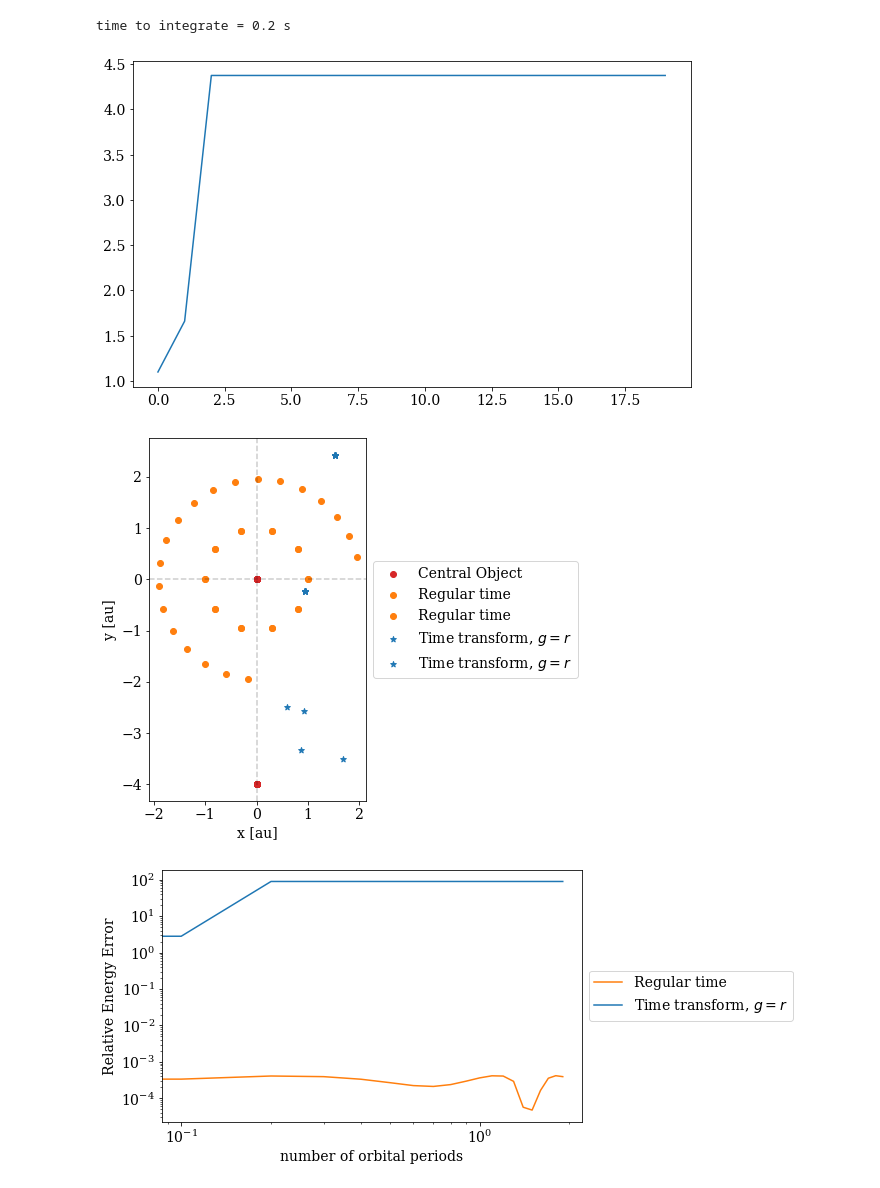
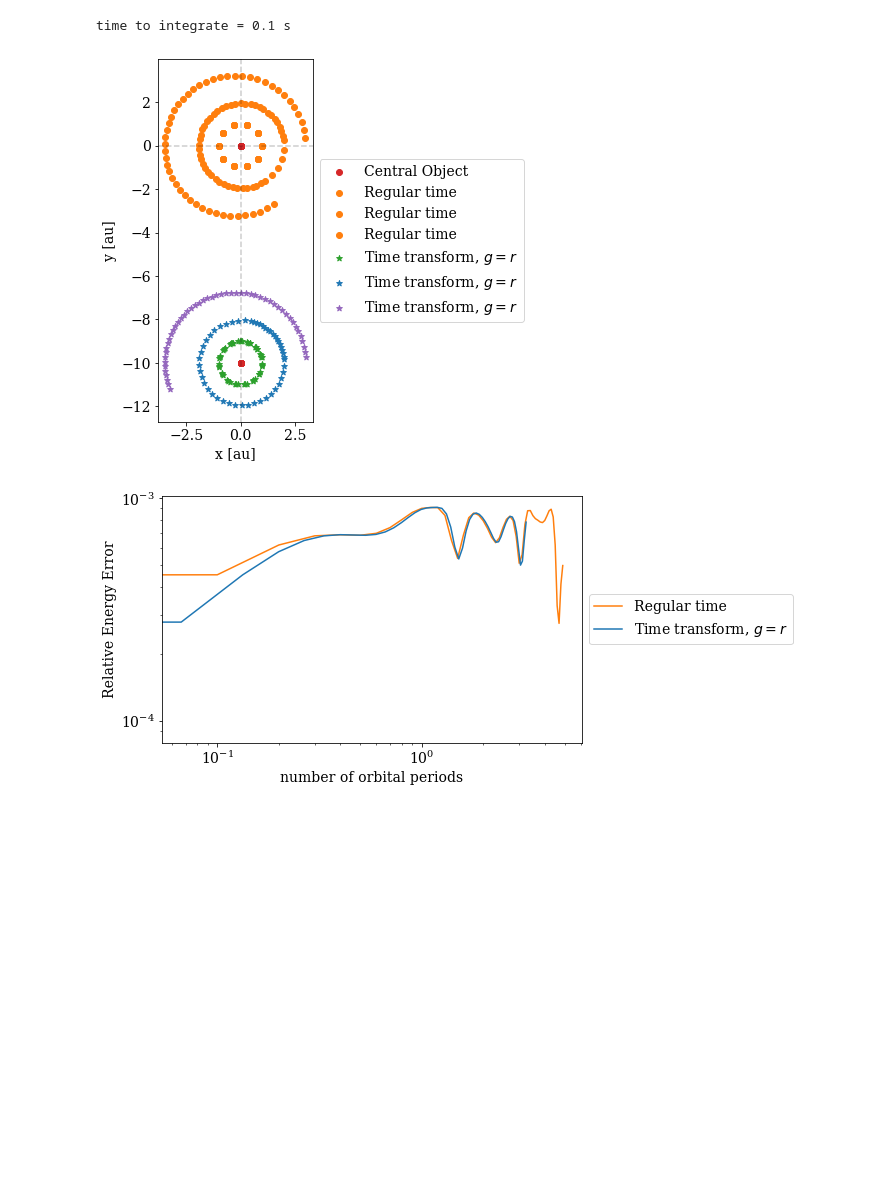
Before and after one commit to michaelkmpoon/eccentricWH, a Jupyter notebook: 14_eccentricWH_bruteforce_nbody.ipynb, the cells around one changed output. Drawn from its saved outputs; the diff is of its cells as text; code cells hidden in the pictures; blank space fills up the shorter version.

Commit message:
nbody for time transform without perturbation function

```diff
--- a/14_eccentricWH_bruteforce_nbody.ipynb
+++ b/14_eccentricWH_bruteforce_nbody.ipynb
@@ -177,7 +183,8 @@ time to integrate = 16.6 s
 p0 = np.array([0., 0., 0., 0., 0., 0., 1.0])
 p1 = np.array([1., 0., 0., 0., 1., 0., 1e-3])
 p2 = np.array([2., 0., 0., 0., 0.7, 0., 1e-3])
-sim_jacobi = np.stack([p0, p1, p2])
+p3 = np.array([3., 0., 0., 0., 0.6, 0., 1e-3])
+sim_jacobi = np.stack([p0, p1, p2, p3])
 masses = sim_jacobi[:,-1]
 
 sim = integrator_tools.jacobi_to_inertial(sim_jacobi, masses)
@@ -201,10 +208,7 @@ start = time.time()
 for i in range(N_steps):
 
     # drift
-    if time_transform:
-        sim_jacobi, time = eccentricWH_bruteforce.drift(sim_jacobi, sim, A1, p0, h=timestep)
-    else:
-        sim_jacobi = vanillaWH_bruteforce_nbody.drift(sim_jacobi, sim, h=timestep)
+    sim_jacobi = vanillaWH_bruteforce_nbody.drift(sim_jacobi, sim, h=timestep)
     sim = integrator_tools.jacobi_to_inertial(sim_jacobi, masses)
 
     # kick
@@ -225,44 +229,48 @@ end = time.time()
 
 print('time to integrate =', np.round(end - start, 1), 's')
 # %% [output]
-time to integrate = 0.2 s
+time to integrate = 0.1 s
 # %%
-# e=0.5, central mass=5
+# testing
 
 orbital_periods = timestep*np.arange(N_steps)/ binary_period
 
-plt.figure(figsize=(10,6))
-plt.plot(time_tranform_array)
-plt.show()
+orbital_periods_transform = np.zeros(len(orbital_periods))
+
+current_time = 0
+for i in range(1, len(orbital_periods)):
+    current_time += time_transform_array[i]*(1/steps_per_orbit)
+    orbital_periods_transform[i] = current_time
 
 plt.figure(figsize=(10,6))
 plt.scatter(orbit_soln[0,0], orbit_soln[0,1], label='Central Object', c='tab:red')
-plt.scatter(orbit_soln[0,0], orbit_soln[0,1]-4, c='tab:red')
+plt.scatter(orbit_soln[0,0], orbit_soln[0,1]-10, c='tab:red')
 plt.scatter(orbit_soln[1,0], orbit_soln[1,1], label='Regular time', c='tab:orange')
 plt.scatter(orbit_soln[2,0], orbit_soln[2,1], label='Regular time', c='tab:orange')
-plt.scatter(orbit_soln_transform[1,0], orbit_soln_transform[1,1]-4, label='Time transform, $g=r$', marker='*', c='tab:blue')
-plt.scatter(orbit_soln_transform[2,0], orbit_soln_transform[2,1]-4, label='Time transform, $g=r$', marker='*', c='tab:blue')
+plt.scatter(orbit_soln[3,0], orbit_soln[3,1], label='Regular time', c='tab:orange')
+plt.scatter(orbit_soln_transform[1,0], orbit_soln_transform[1,1]-10, label='Time transform, $g=r$', marker='*', c='tab:green')
+plt.scatter(orbit_soln_transform[2,0], orbit_soln_transform[2,1]-10, label='Time transform, $g=r$', marker='*', c='tab:blue')
+plt.scatter(orbit_soln_transform[3,0], orbit_soln_transform[3,1]-10, label='Time transform, $g=r$', marker='*', c='tab:purple')
 plt.axhline(0, ls='--', alpha=0.2, c='black')
 plt.axvline(0, ls='--', alpha=0.2, c='black')
 plt.axis('scaled')
 plt.xlabel('x [au]')
 plt.ylabel('y [au]')
 plt.legend(loc='center left', bbox_to_anchor=(1, 0.5))
 plt.tight_layout()
 plt.savefig('comparison.jpg', dpi=300)
 plt.show()
 
 plt.figure(figsize=(10,4.5))
 plt.loglog(orbital_periods, energy_error, label='Regular time', c='tab:orange')
-plt.loglog(orbital_periods, time_tranform_array*energy_error_transform, label='Time transform, $g=r$', c='tab:blue')
+plt.loglog(orbital_periods_transform, energy_error_transform, label='Time transform, $g=r$', c='tab:blue')
 #plt.ylim(-6e-5, 6e-5)
 plt.xlabel('number of orbital periods')
 plt.ylabel('Relative Energy Error')
 plt.legend(loc='center left', bbox_to_anchor=(1, 0.5))
 plt.tight_layout()
 #plt.savefig('SS_energy_error.jpg', dpi=300)
 plt.show()
 # %% [output]
-[figure, old version]
+[figure, new version]
-[figure, old version]
+[figure, new version]
-[figure, removed]
```
Also changed, not shown: parts of 8 cells of this notebook, 4 other files.
